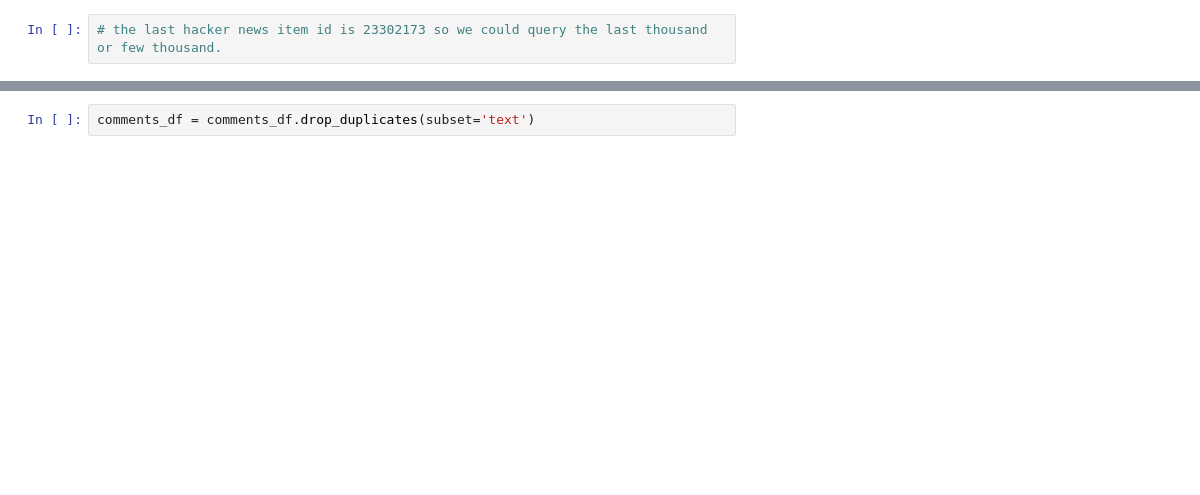
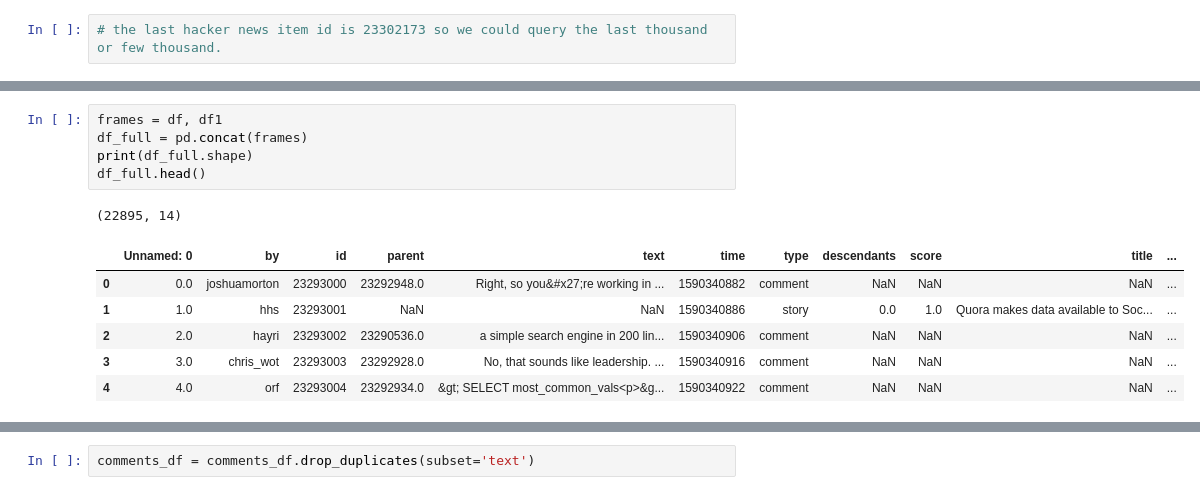
Before and after one commit to Build-Week-Saltiest-Hacker/machine-learning, a Jupyter notebook: Salty-Hackers-EDA.ipynb, the cells around one changed output, grey strips where cells are left out. Saved outputs shown, nothing was run; the diff lists cells and outputs as text; blank space fills up the shorter version.

```diff
--- a/Salty-Hackers-EDA.ipynb
+++ b/Salty-Hackers-EDA.ipynb
@@ -73 +112,14 @@ df = pd.DataFrame.from_records(json_obj)
+# %%
+frames = df, df1
+df_full = pd.concat(frames)
+print(df_full.shape)
+df_full.head()
+# %% [output]
+(22895, 14)
+|  | Unnamed: 0 | by | id | parent | text | time | type | descendants | score | title | ... |
+| 0 | 0.0 | joshuamorton | 23293000 | 23292948.0 | Right, so you&#x27;re working in ... | 1590340882 | comment | NaN | NaN | NaN | ... |
+| 1 | 1.0 | hhs | 23293001 | NaN | NaN | 1590340886 | story | 0.0 | 1.0 | Quora makes data available to Soc... | ... |
+| 2 | 2.0 | hayri | 23293002 | 23290536.0 | a simple search engine in 200 lin... | 1590340906 | comment | NaN | NaN | NaN | ... |
+| 3 | 3.0 | chris_wot | 23293003 | 23292928.0 | No, that sounds like leadership. ... | 1590340916 | comment | NaN | NaN | NaN | ... |
+| 4 | 4.0 | orf | 23293004 | 23292934.0 | &gt; SELECT most_common_vals<p>&g... | 1590340922 | comment | NaN | NaN | NaN | ... |
 # %%
```
Also changed, not shown: parts of 35 cells of this notebook, 12 other files.
